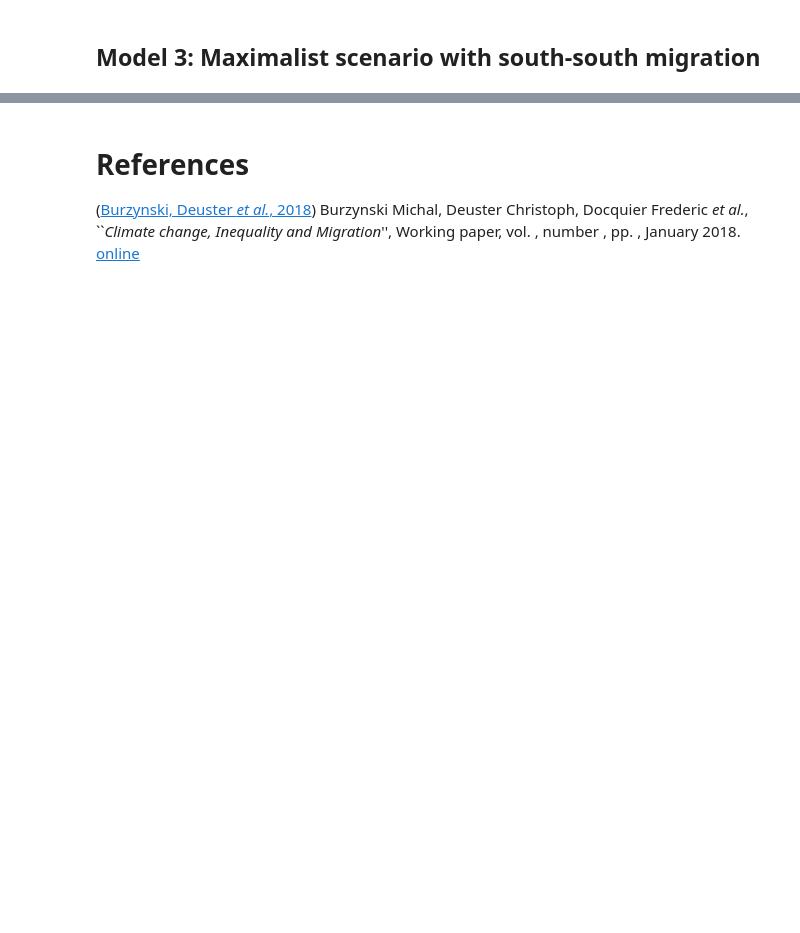
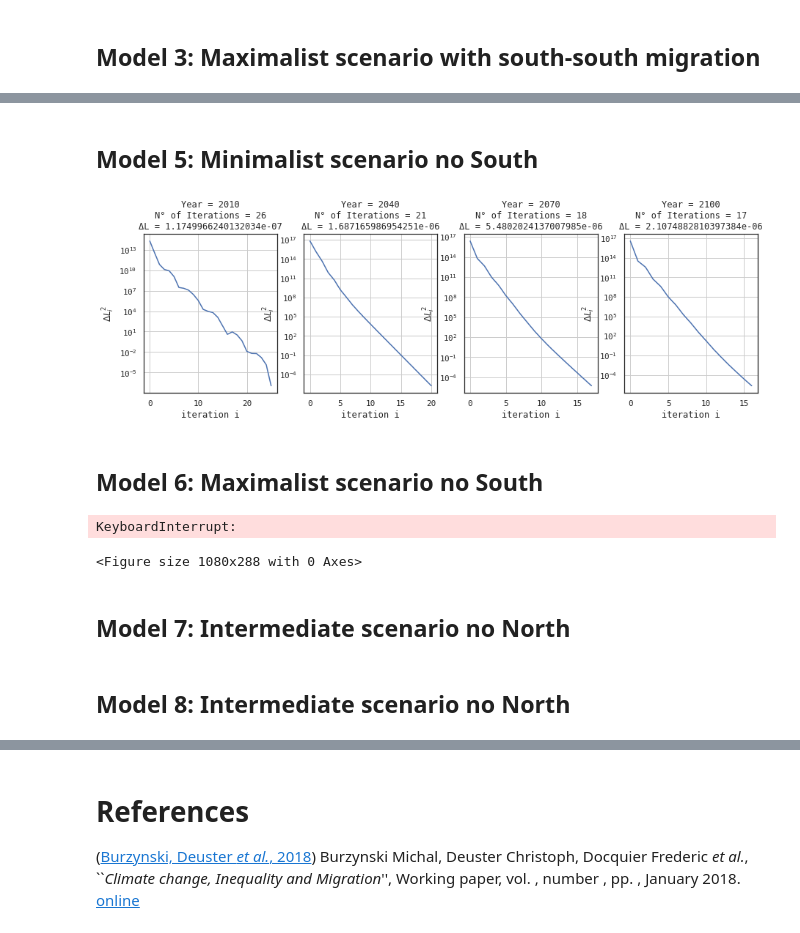
Before and after one commit to hscheewel/GeographyOfClimateMigration, a Jupyter notebook: model.ipynb, the cells around one changed output, grey strips where cells are left out. Drawn from its saved outputs; the diff is of its cells as text; code cells hidden in the pictures; blank space fills up the shorter version.

```diff
--- a/model.ipynb
+++ b/model.ipynb
@@ -1499,0 +1397,29 @@ m13.urbanization()
+# %% [markdown]
+## Model 5: Minimalist scenario no South
+# %%
+m5 = model(name='maximalist no South', tol=1e-5, scenario='minimalist')
+m5.calib_kappa()
+m5.calib_A()
+m5.calib_epsilon()
+m5.calib_migcosts('no_south')
+m5.fertility()
+m5.simulate(report=True, report_from=0, max_iter=50)
+m5.urbanization()
+# %% [output]
+[figure, added]
+# %% [markdown]
+## Model 6: Maximalist scenario no South
+# %%
+m6 = model(name='maximalist no South', tol=1e-5, scenario='maximalist')
+m6.calib_kappa()
+m6.calib_A()
+m6.calib_epsilon()
+m6.calib_migcosts('no_south')
+m6.fertility()
+m6.simulate(report=True, report_from=0, max_iter=50)
+m6.urbanization()
+# %% [output]
+KeyboardInterrupt:
+<Figure size 1080x288 with 0 Axes>
+# %% [markdown]
+## Model 7: Intermediate scenario no North
@@ -1499,0 +1435,2 @@ m13.urbanization()
+# %% [markdown]
+## Model 8: Intermediate scenario no North
```
Also changed, not shown: parts of 56 cells of this notebook.
